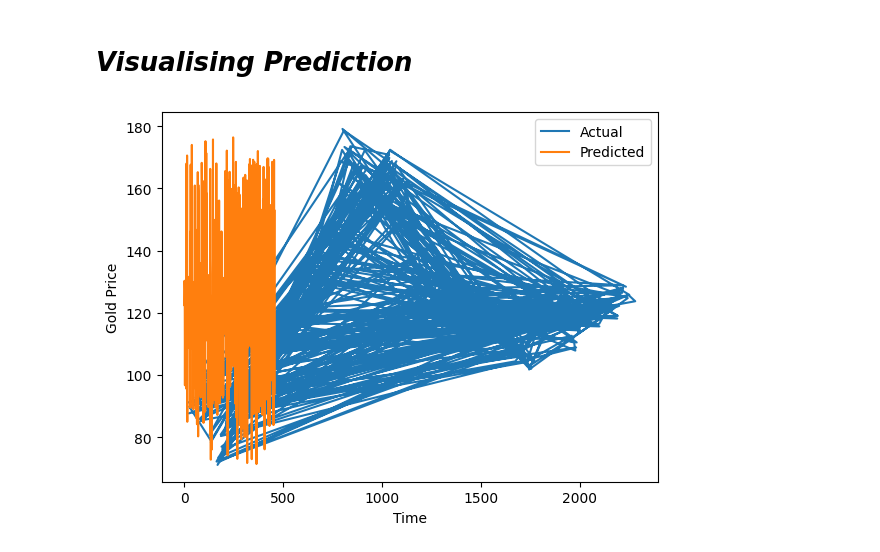
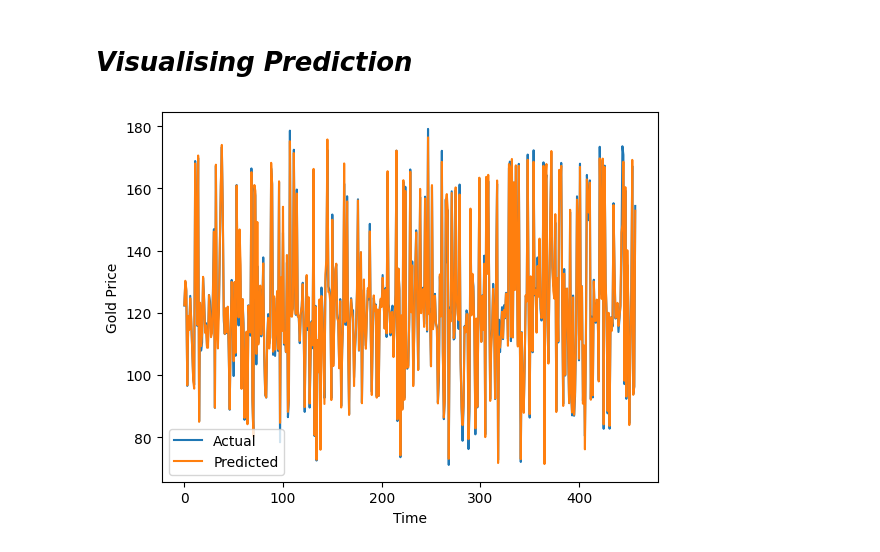
Before and after one commit to Eddythemachine/ds_projects_class_and_reg, a Jupyter notebook: gold_price_prediction.ipynb, the cells around one changed output. Drawn from its saved outputs; the diff is of its cells as text; code cells hidden in the pictures.

```diff
--- a/gold_price_prediction.ipynb
+++ b/gold_price_prediction.ipynb
@@ -192,0 +193,4 @@ print(y_test.shape)
+# %%
+new_list = y_pred.tolist()
+y_new = np.array(new_list).reshape(-1)
+print(y_new)
@@ -193,11 +215,11 @@ print(y_test.shape)
 # %% [markdown]
 # *Visualising Prediction*
 # %%
-plt.plot(y_test, label='Actual')
-plt.plot(y_pred, label='Predicted')
+plt.plot(np.array(y_test).reshape(-1), label='Actual')
+plt.plot(y_new, label='Predicted')
 plt.xlabel('Time')
 plt.ylabel('Gold Price')
 plt.legend()
 plt.show()
 # %% [output]
-[figure, old version]
+[figure, new version]
```
Also changed, not shown: parts of 2 cells of this notebook.
